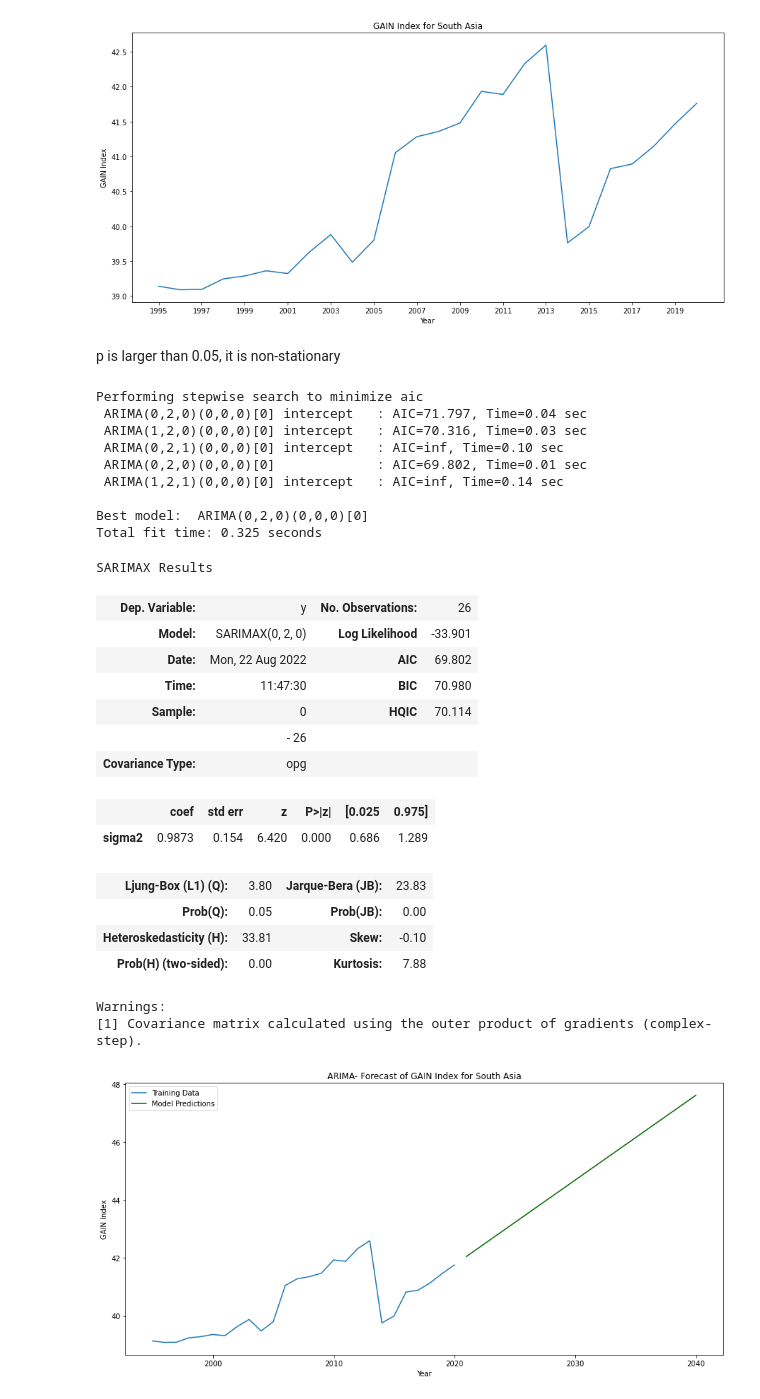
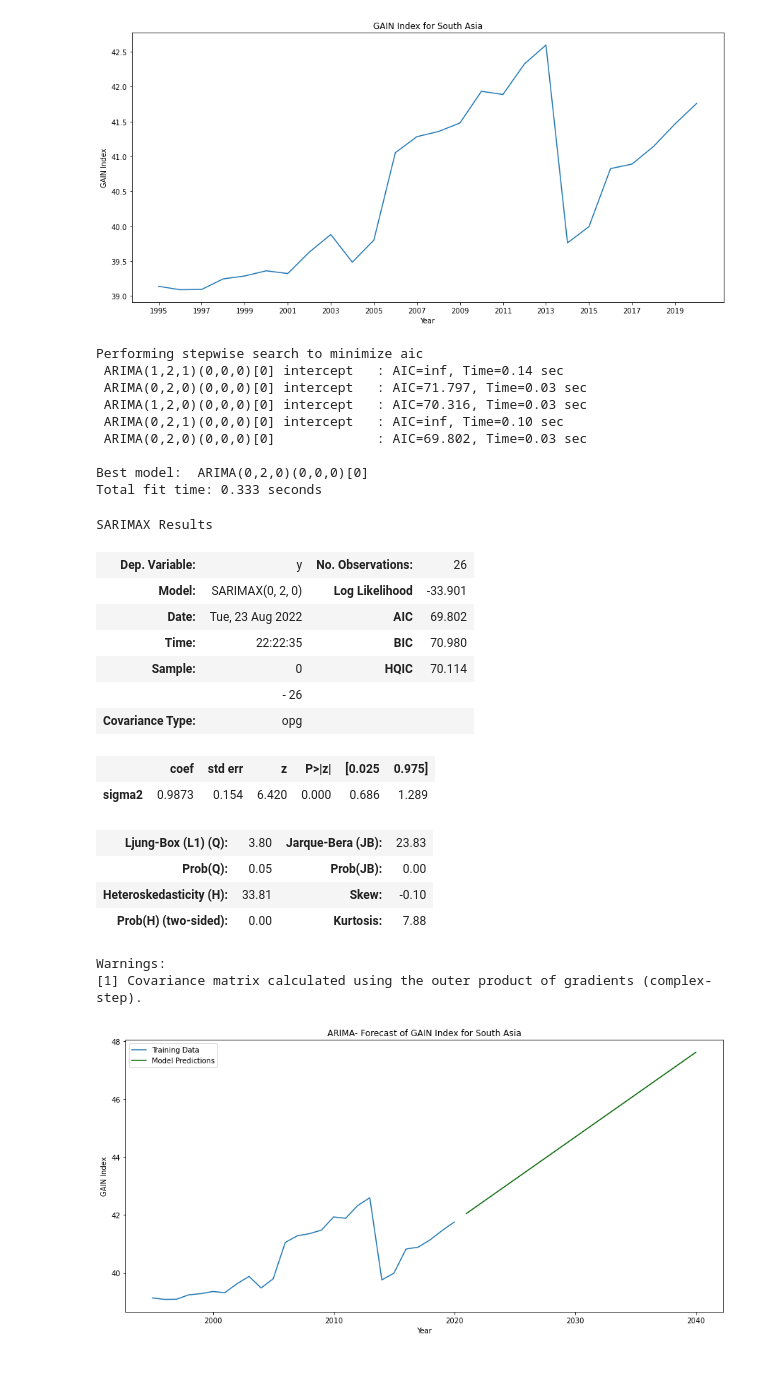
Before and after one commit to amgadellaboudy/Open_Earth, a Jupyter notebook: Open Earth Assignment_V2.ipynb, the cells around one changed output. Cells and saved outputs as stored; diff of their text form; code cells hidden in the pictures; blank space fills up the shorter version.

```diff
--- a/Open Earth Assignment_V2.ipynb
+++ b/Open Earth Assignment_V2.ipynb
@@ -445,38 +443,36 @@ plt.xticks(org, x_ticks)
 plt.show()
 # %% [output]
 [figure]
-# %% [markdown]
-p is larger than 0.05, it is non-stationary
 # %%
 #Training ARIMA model to predict future values, use auto_arima to choose appropriate values
 
 train = df_corr_g['South Asia'].values
 
-amodel = pm.auto_arima(train, start_p=0, start_q=0, d = 2,
+amodel = pm.auto_arima(train, start_p=1, start_q=1, d =2,
                          max_p=10, max_q=10, max_d=10,
                          m=1, start_P=0, start_Q = 0,
                          seasonal=False, stationary = False,
                          trace=True,
                          error_action='ignore',
                          suppress_warnings=True,
                          stepwise=True)
 
 amodel.summary()
 # %% [output]
 Performing stepwise search to minimize aic
- ARIMA(0,2,0)(0,0,0)[0] intercept   : AIC=71.797, Time=0.04 sec
+ ARIMA(1,2,1)(0,0,0)[0] intercept   : AIC=inf, Time=0.14 sec
+ ARIMA(0,2,0)(0,0,0)[0] intercept   : AIC=71.797, Time=0.03 sec
  ARIMA(1,2,0)(0,0,0)[0] intercept   : AIC=70.316, Time=0.03 sec
  ARIMA(0,2,1)(0,0,0)[0] intercept   : AIC=inf, Time=0.10 sec
- ARIMA(0,2,0)(0,0,0)[0]             : AIC=69.802, Time=0.01 sec
- ARIMA(1,2,1)(0,0,0)[0] intercept   : AIC=inf, Time=0.14 sec
+ ARIMA(0,2,0)(0,0,0)[0]             : AIC=69.802, Time=0.03 sec
 
 Best model:  ARIMA(0,2,0)(0,0,0)[0]
-Total fit time: 0.325 seconds
+Total fit time: 0.333 seconds
 SARIMAX Results
 | Dep. Variable: | y | No. Observations: | 26 |
 | Model: | SARIMAX(0, 2, 0) | Log Likelihood | -33.901 |
-| Date: | Mon, 22 Aug 2022 | AIC | 69.802 |
-| Time: | 11:47:30 | BIC | 70.980 |
+| Date: | Tue, 23 Aug 2022 | AIC | 69.802 |
+| Time: | 22:22:35 | BIC | 70.980 |
 | Sample: | 0 | HQIC | 70.114 |
 |  | - 26 |  |  |
 | Covariance Type: | opg |  |  |
```
Also changed, not shown: parts of 5 cells of this notebook.
